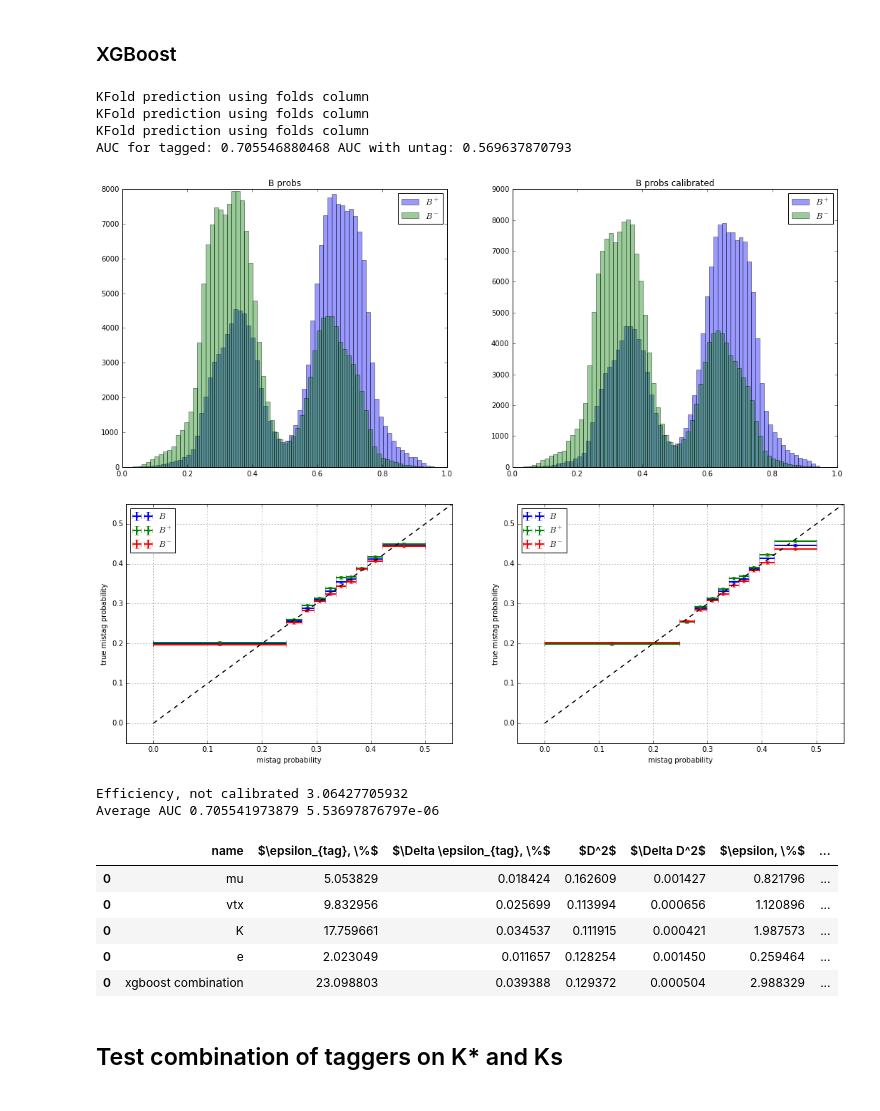
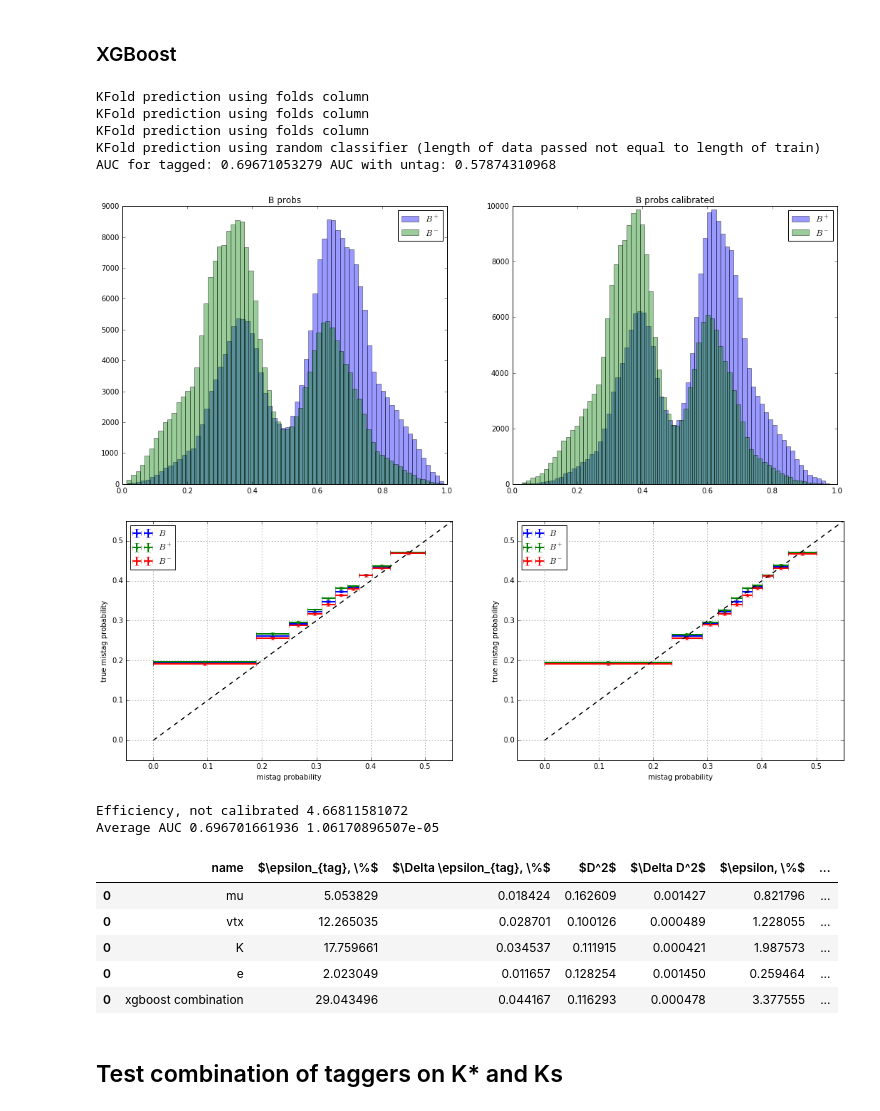
Before and after one commit to tlikhomanenko/tagging_LHCb, a Jupyter notebook: old-tagging-MC.ipynb, the cells around one changed output. Cells and saved outputs as stored; diff of their text form; code cells hidden in the pictures.

```diff
--- a/old-tagging-MC.ipynb
+++ b/old-tagging-MC.ipynb
@@ -157,9 +157,9 @@ for key, data in datasets.items():
                                                   features=features[key])
     estimators[key + '_tmva'].fit(data, data['label'], data['N_sig_sw'])
 # %%
-# import cPickle
-# with open('models/old-tagging-MC.pkl', 'r') as f:
-#     estimators = cPickle.load(f)
+import cPickle
+with open('models/old-tagging-MC.pkl', 'r') as f:
+    estimators = cPickle.load(f)
 # %%
 import cPickle
 with open('models/old-tagging-MC.pkl', 'w') as f:
@@ -415,29 +424,30 @@ Average AUC 0.698315639352 1.67653471019e-05
 # %%
 figsize(18, 7)
 
 x, calibrator_tracks_comb, calibrator_B_comb, roc_curve_old = combine(test_estimators, datasets,
-                                                                      ['K', 'e', 'mu'], N_B_events,
+                                                                      ['K', 'e', 'mu', 'vtx'], N_B_events,
                                                                       logistic=True, return_calibrations=True,
                                                                       model_name='xgboost combination', with_roc=True)
 results_separate.append(x)
 # %% [output]
 KFold prediction using folds column
 KFold prediction using folds column
 KFold prediction using folds column
-AUC for tagged: 0.705546880468 AUC with untag: 0.569637870793
+KFold prediction using random classifier (length of data passed not equal to length of train)
+AUC for tagged: 0.69671053279 AUC with untag: 0.57874310968
-[figure, old version]
+[figure, new version]
-[figure, old version]
+[figure, new version]
-Efficiency, not calibrated 3.06427705932
-Average AUC 0.705541973879 5.53697876797e-06
+Efficiency, not calibrated 4.66811581072
+Average AUC 0.696701661936 1.06170896507e-05
 # %%
 pandas.concat(results_separate)
 # %% [output]
 |  | name | $\epsilon_{tag}, \%$ | $\Delta \epsilon_{tag}, \%$ | $D^2$ | $\Delta D^2$ | $\epsilon, \%$ | ... |
 | 0 | mu | 5.053829 | 0.018424 | 0.162609 | 0.001427 | 0.821796 | ... |
-| 0 | vtx | 9.832956 | 0.025699 | 0.113994 | 0.000656 | 1.120896 | ... |
+| 0 | vtx | 12.265035 | 0.028701 | 0.100126 | 0.000489 | 1.228055 | ... |
 | 0 | K | 17.759661 | 0.034537 | 0.111915 | 0.000421 | 1.987573 | ... |
 | 0 | e | 2.023049 | 0.011657 | 0.128254 | 0.001450 | 0.259464 | ... |
-| 0 | xgboost combination | 23.098803 | 0.039388 | 0.129372 | 0.000504 | 2.988329 | ... |
+| 0 | xgboost combination | 29.043496 | 0.044167 | 0.116293 | 0.000478 | 3.377555 | ... |
 # %% [markdown]
 ## Test combination of taggers on K* and Ks
 # %% [markdown]
```
Also changed, not shown: parts of 16 cells of this notebook.
